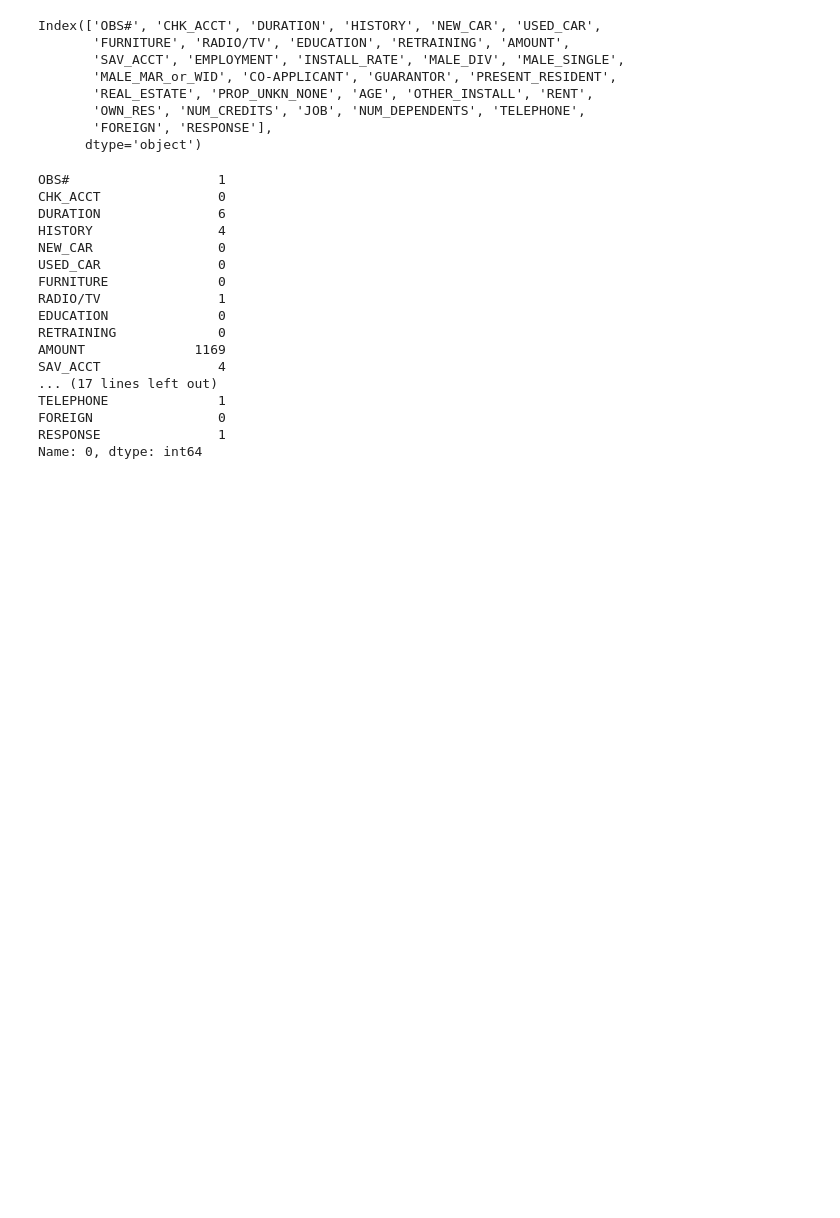
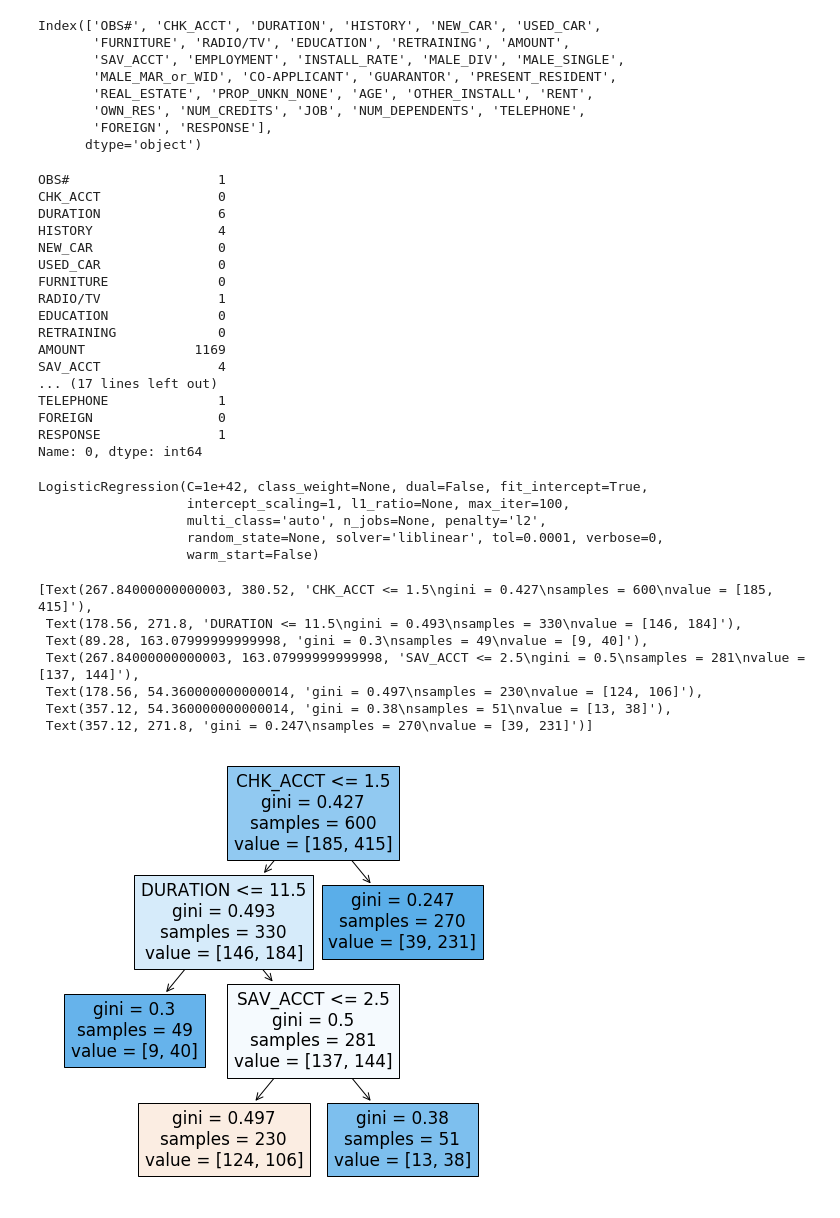
Before and after one commit to Damilare1989/Business-Analytics-Use-Cases, a Jupyter notebook: Use Case 2.ipynb, the cells around one changed output. Drawn from its saved outputs; the diff is of its cells as text; code cells hidden in the pictures; blank space fills up the shorter version.

```diff
--- a/Use Case 2.ipynb
+++ b/Use Case 2.ipynb
@@ -49,3 +65,20 @@ TELEPHONE              1
 FOREIGN                0
 RESPONSE               1
 Name: 0, dtype: int64
+# %%
+gc.drop(['OBS#'], axis = 1, inplace = True)
+# %%
+X = gc.drop(columns = ['RESPONSE'])
+y = gc['RESPONSE']
+# %%
+train_X, valid_X, train_y, valid_y = train_test_split(X, y, test_size = 0.4, random_state = 1)
+# %%
+# fit a logistic regression (set penalty=l2 and C=1e42 to avoid regularization)
+logit_reg = LogisticRegression(penalty="l2", C=1e42, solver='liblinear')
+logit_reg.fit(train_X, train_y)
+# %% [output]
+LogisticRegression(C=1e+42, class_weight=None, dual=False, fit_intercept=True,
+                   intercept_scaling=1, l1_ratio=None, max_iter=100,
+                   multi_class='auto', n_jobs=None, penalty='l2',
+                   random_state=None, solver='liblinear', tol=0.0001, verbose=0,
+                   warm_start=False)
@@ -51,0 +87,16 @@ Name: 0, dtype: int64
+# %%
+# fit a classification model
+smallClassTree = tree.DecisionTreeClassifier(max_depth=30, min_samples_split=20, min_impurity_decrease=0.01)
+smallClassTree.fit(train_X, train_y)
+
+plt.figure(figsize = (8,8))
+tree.plot_tree(smallClassTree, feature_names=train_X.columns, filled = True)
+# %% [output]
+[Text(267.84000000000003, 380.52, 'CHK_ACCT <= 1.5\ngini = 0.427\nsamples = 600\nvalue = [185, 415]'),
+ Text(178.56, 271.8, 'DURATION <= 11.5\ngini = 0.493\nsamples = 330\nvalue = [146, 184]'),
+ Text(89.28, 163.07999999999998, 'gini = 0.3\nsamples = 49\nvalue = [9, 40]'),
+ Text(267.84000000000003, 163.07999999999998, 'SAV_ACCT <= 2.5\ngini = 0.5\nsamples = 281\nvalue = [137, 144]'),
+ Text(178.56, 54.360000000000014, 'gini = 0.497\nsamples = 230\nvalue = [124, 106]'),
+ Text(357.12, 54.360000000000014, 'gini = 0.38\nsamples = 51\nvalue = [13, 38]'),
+ Text(357.12, 271.8, 'gini = 0.247\nsamples = 270\nvalue = [39, 231]')]
+[figure, added]
```
Also changed, not shown: parts of 13 cells of this notebook.
